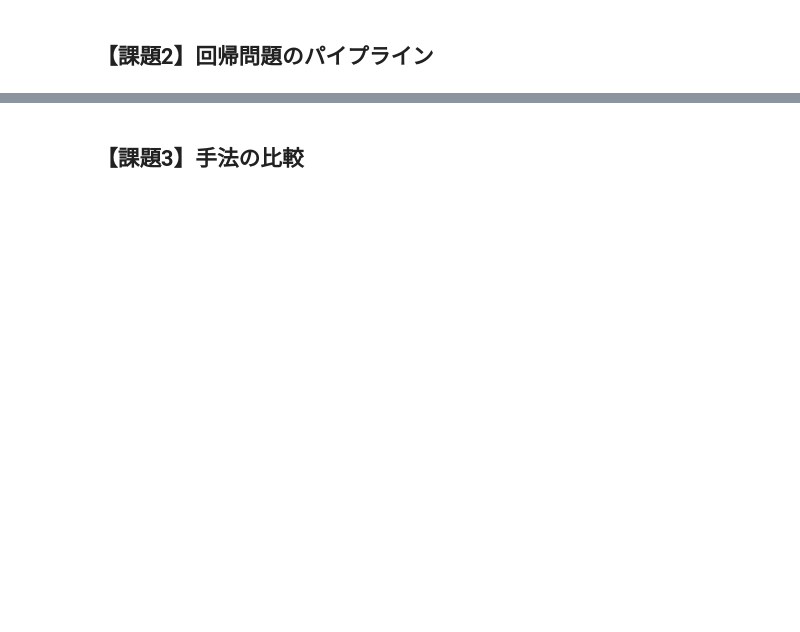
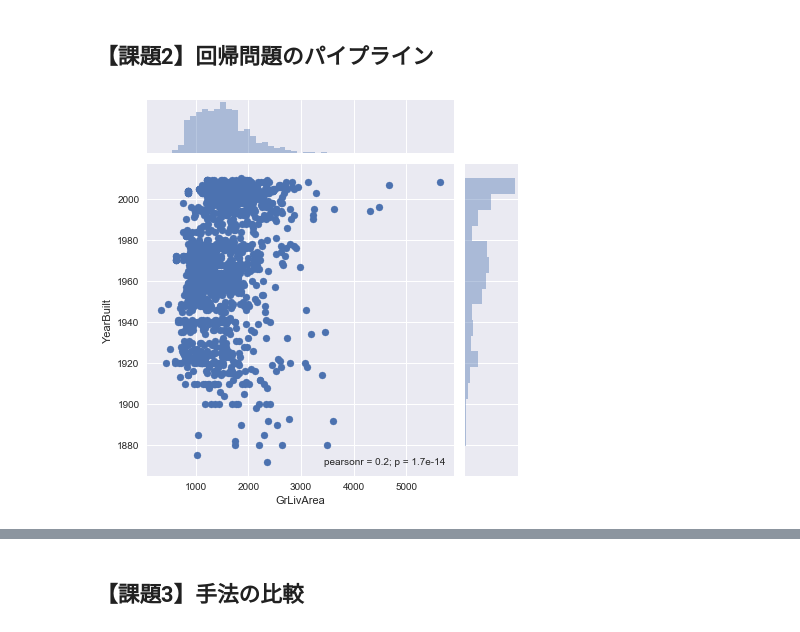
Before and after one commit to norotime/diveintocode-ml, a Jupyter notebook: week4/week4-work2.ipynb, the cells around one changed output, grey strips where cells are left out. Drawn from its saved outputs; the diff is of its cells as text; code cells hidden in the pictures; blank space fills up the shorter version.

Commit message:
week4-work2

```diff
--- a/week4/week4-work2.ipynb
+++ b/week4/week4-work2.ipynb
@@ -6,3 +6,23 @@
 1. 【問題5】（アドバンス課題）他の特徴量も使用しての学習
 # %% [markdown]
 ## 【課題1】練習のために特徴量の選択
+# %%
+# Imports
+
+import numpy as np
+import pandas as pd
+pd.set_option('max_columns', 105)
+import matplotlib.pyplot as plt
+import seaborn as sns
+from scipy import stats
+%matplotlib inline
+sns.set()
+
+import warnings
+warnings.filterwarnings("ignore", category=FutureWarning)
+warnings.filterwarnings("ignore", category=DeprecationWarning)
+#warnings.filterwarnings("ignore")
+
+from subprocess import check_output
+# print(check_output(["ls", "../input"]).decode("utf8"))
+print(check_output(["ls", "../week3/input"]).decode("utf8"))
@@ -8,0 +43,3 @@
+# %%
+df_train = pd.read_csv("../week3/input/train.csv")
+df_train
@@ -10,0 +73,5 @@
+# %%
+# 散布図
+ax = sns.jointplot(x="GrLivArea", y="YearBuilt",  data=df_train)
+# %% [output]
+[figure, added]
```
Also changed, not shown: parts of 19 cells of this notebook.
